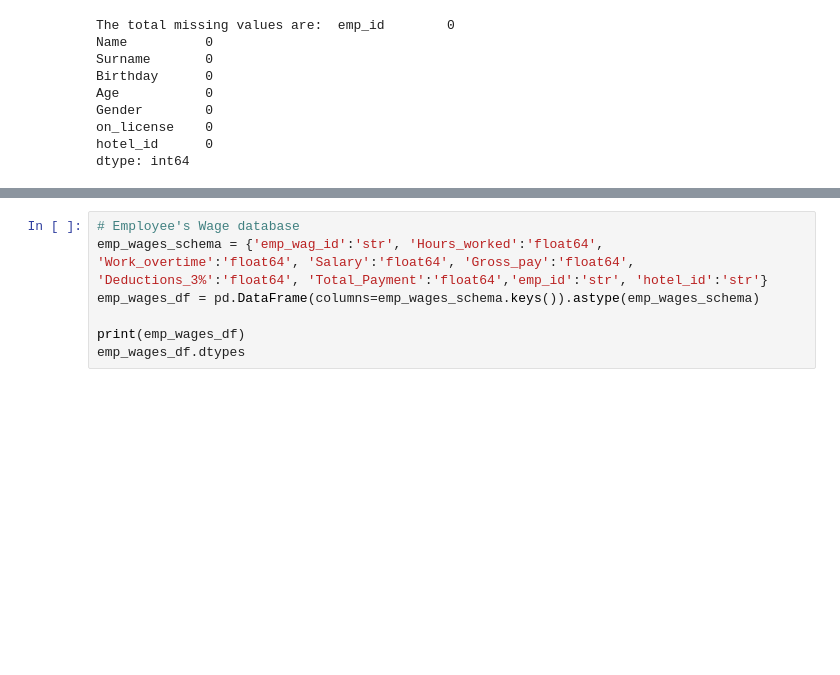
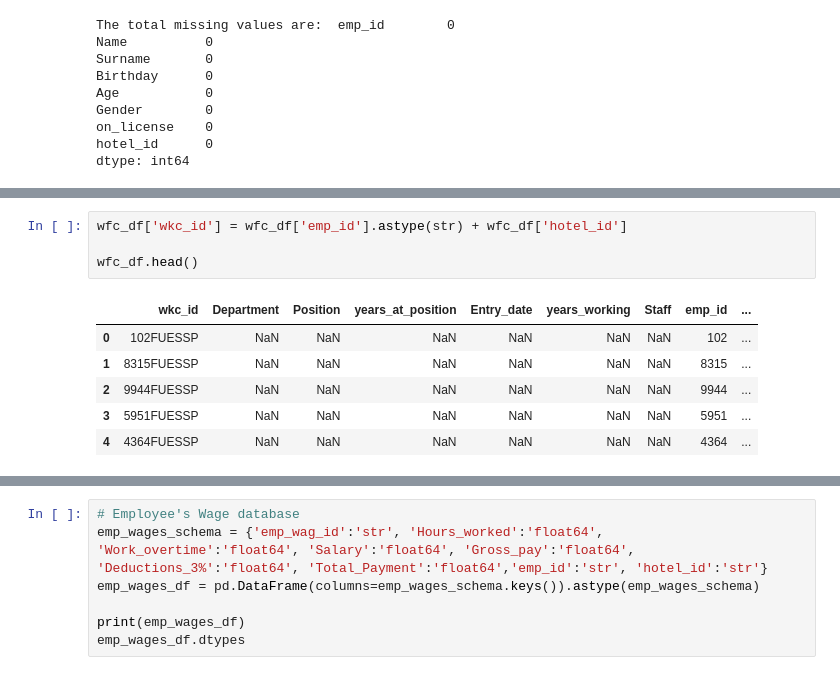
Before and after one commit to nachogalasso/da_python, a Jupyter notebook: hotel_hranalytics/databases.ipynb, the cells around one changed output, grey strips where cells are left out. Cells and saved outputs as stored; diff of their text form; blank space fills up the shorter version.

```diff
--- a/hotel_hranalytics/databases.ipynb
+++ b/hotel_hranalytics/databases.ipynb
@@ -364,0 +387,11 @@ dtype: object
+# %%
+wfc_df['wkc_id'] = wfc_df['emp_id'].astype(str) + wfc_df['hotel_id']
+
+wfc_df.head()
+# %% [output]
+|  | wkc_id | Department | Position | years_at_position | Entry_date | years_working | Staff | emp_id | ... |
+| 0 | 102FUESSP | NaN | NaN | NaN | NaN | NaN | NaN | 102 | ... |
+| 1 | 8315FUESSP | NaN | NaN | NaN | NaN | NaN | NaN | 8315 | ... |
+| 2 | 9944FUESSP | NaN | NaN | NaN | NaN | NaN | NaN | 9944 | ... |
+| 3 | 5951FUESSP | NaN | NaN | NaN | NaN | NaN | NaN | 5951 | ... |
+| 4 | 4364FUESSP | NaN | NaN | NaN | NaN | NaN | NaN | 4364 | ... |
```
Also changed, not shown: parts of 12 cells of this notebook.
